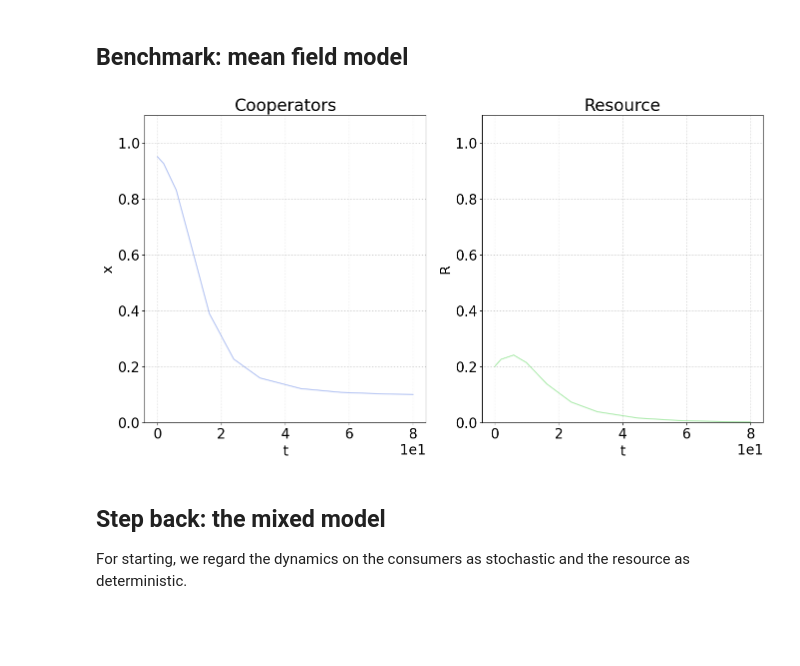
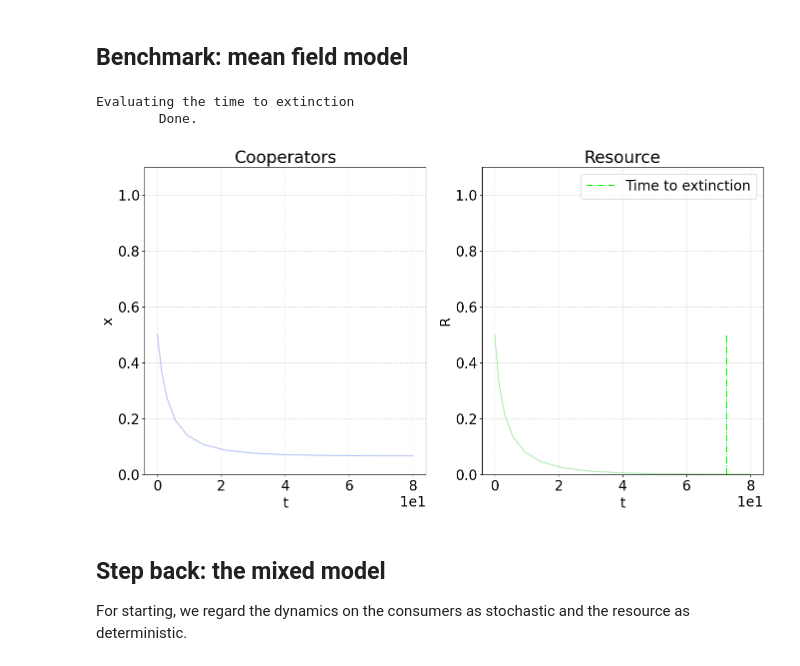
Before and after one commit to fabiomngzz/CPRSustainability, a Jupyter notebook: CPRsust_fullyStoc.ipynb, the cells around one changed output. Cells and saved outputs as stored; diff of their text form; code cells hidden in the pictures; blank space fills up the shorter version.

```diff
--- a/CPRsust_fullyStoc.ipynb
+++ b/CPRsust_fullyStoc.ipynb
@@ -20,30 +20,34 @@ plt.rcParams['pcolor.shading'] = 'auto'
 from helpers import *
 from Gillespie import *
 from CPRsust_rates import *
+from extinctionTimes import *
 
 # Number of agents
-N = 250
+N = 100
 # Harvesting rates and corresponding network node states (used within the code)
 extractionRates = np.sort(np.array([0.7,1.1]))
 # Each node represents either a consumer (cooperator or defector) or a slot of resource (full or empty)
 nodeStates = [0,1,2,3]
 stateLabels = ['hole','resource','cooperator','defector']
 # Carrying capacity of resource in terms of number of quanta of resource
-K = 10*N
+K = 5*N
 # Resource's birth rate
 b = 1.
 # We will assume that all nodes are connected
 
 # Settings for numerical simulations
 # Initial conditions
-x0 = 0.95
-R0 = 0.2
+x0 = 0.5
+R0 = 0.5
 
 # Length of the simulation
 tMax_detRes = 80
 
 # Number of repetitions of the simulation
 NReps_detRes = 10
+
+# Tolerance for the evaluation of the extinction times
+tolerance = 1e-3
 # %% [markdown]
 ## Benchmark: mean field model
 # %%
@@ -69,46 +73,59 @@ def HES(t,z,b,extractionRates):
 paramsString = ['b','extractionRates']
 params = evalContextVar(paramsString,context_MF)
 
-zVec = scint.solve_ivp(HES,[0,tMax_detRes],[R0,x0],method='RK45',args=(params))
+zSeries = scint.solve_ivp(HES,[0,tMax_detRes],[R0,x0],method='RK45',args=(params))
 
 # Unpack the resulting object
-tVec_MF = zVec.t
-RVec_MF = zVec.y[0]
-xVec_MF = zVec.y[1]
+tSeries_MF = zSeries.t
+RSeries_MF = zSeries.y[0]
+xSeries_MF = zSeries.y[1]
+
+# Time to extinction
+print('Evaluating the time to extinction')
+tExt_MF = extinctionTime_single(tSeries_MF,RSeries_MF,tolerance)
+if not tExt_MF:
+    print('\tDone. The resource remains sustainable!')
+print('\tDone.')
 
 plotsObj = [
     {
         'name' : 'Cooperators',
-        'series': xVec_MF,
+        'x' : tSeries_MF,
+        'y': xSeries_MF,
         'color' : 'royalblue',
         'xlabel' : 't',
         'ylabel' : 'x',
         'yLims' : [0, 1.1]
     },
     {
         'name' : 'Resource',
-        'series' : RVec_MF,
+        'x' : tSeries_MF,
+        'y' : RSeries_MF,
         'color' : 'limegreen',
         'xlabel' : 't',
         'ylabel' : 'R',
         'yLims' : [0,1.1]
     }
 ]
 
-
 fig_MF, ax_MF = plt.subplots(1,2,figsize=(16,8))
 
 for ax,plotObj in zip(ax_MF,plotsObj):
     ax.set_title(plotObj['name'])
-    ax.plot(tVec_MF,plotObj['series'],plotObj['color'], alpha=0.4)
+    ax.plot(plotObj['x'],plotObj['y'],plotObj['color'], alpha=0.4)
     ax.ticklabel_format(style='sci', axis='x', scilimits=(0, 0))
     ax.set_xlabel(plotObj['xlabel'])
     ax.set_ylabel(plotObj['ylabel'])
     ax.set_ylim(plotObj['yLims'])
     ax.grid(which='both',linestyle=':',color='k',alpha=0.25)
+if tExt_MF:
+    ax_MF[1].vlines(tExt_MF,0,R0,colors='lime',linestyle='-.',label='Time to extinction')
+    ax_MF[1].legend()
 plt.show()
 # %% [output]
+Evaluating the time to extinction
+        Done.
-[figure, old version]
+[figure, new version]
 # %% [markdown]
 ## Step back: the mixed model
 
```
Also changed, not shown: parts of 5 cells of this notebook.
